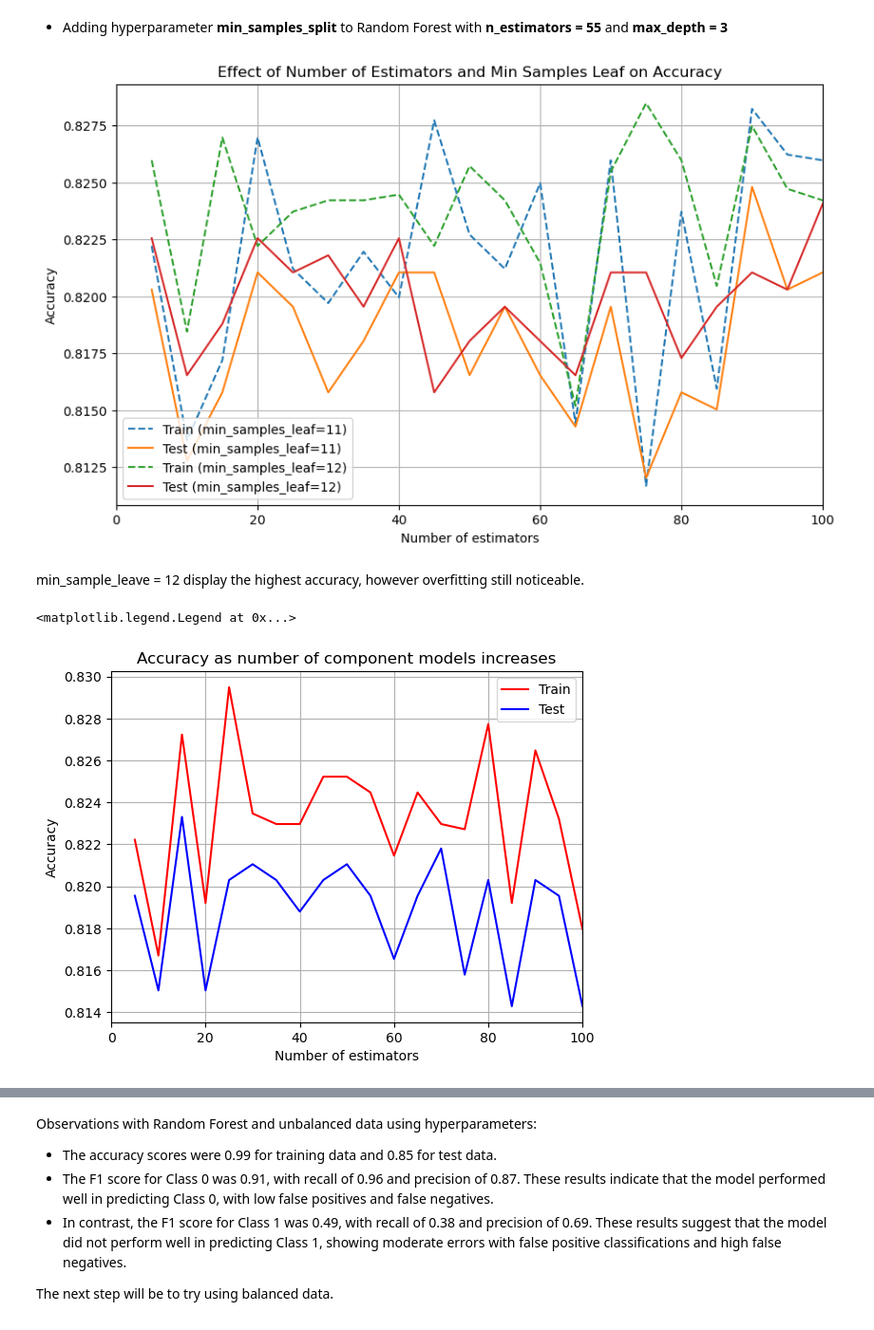
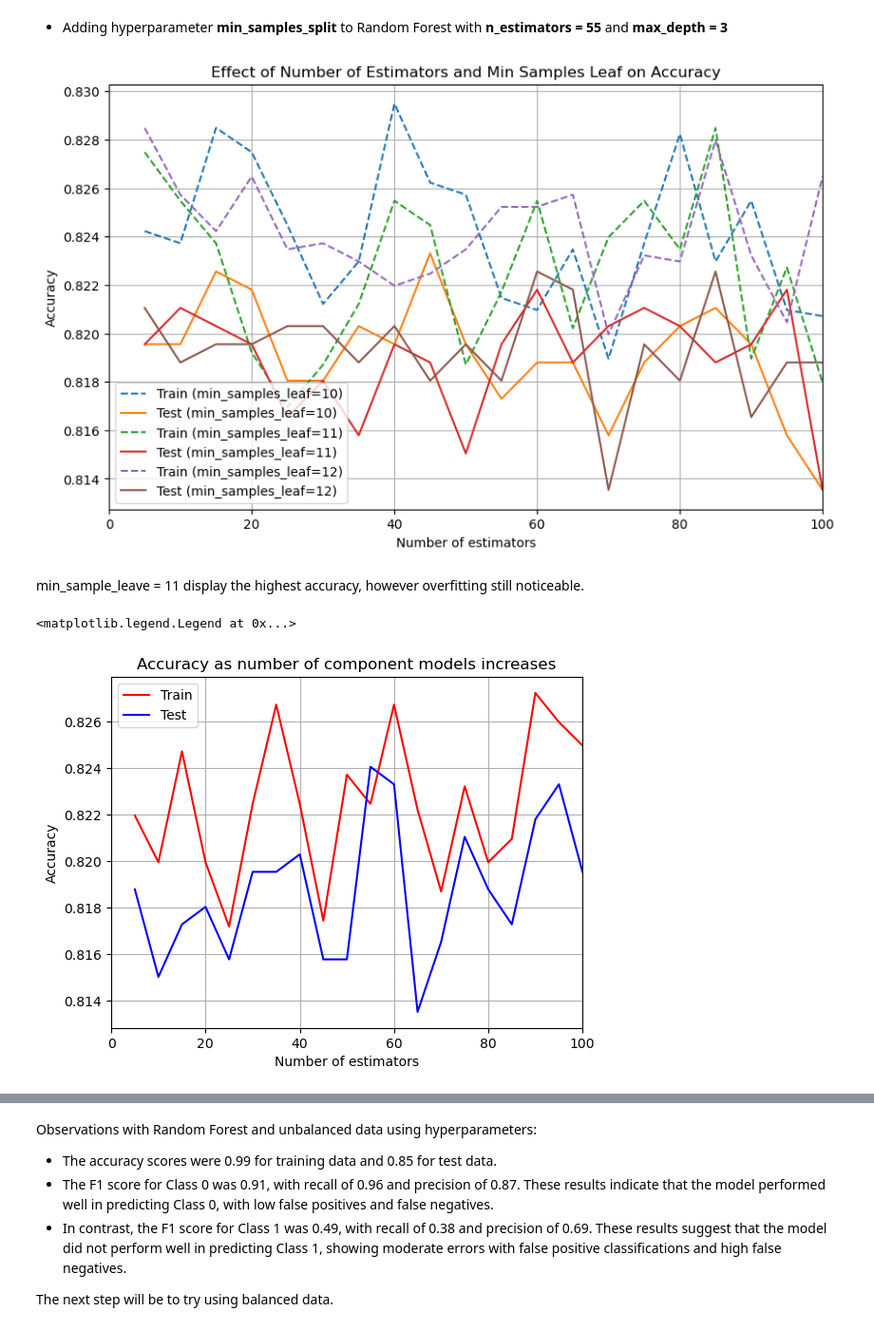
Before and after one commit to danielamartinezli/wine_classification, a Jupyter notebook: notebook/wine_quality.ipynb, the cells around one changed output, grey strips where cells are left out. Shown at 95% size. Cells and saved outputs as stored; diff of their text form; code cells hidden in the pictures.

```diff
--- a/notebook/wine_quality.ipynb
+++ b/notebook/wine_quality.ipynb
@@ -1157,15 +1135,15 @@ Class distribution after SMOTE:
 # %%
 # Define the pipeline with a list of (name, transformer) tuples
 pipelines = [
-    ('MinMax + Logistic Regression + Downsampling', Pipeline([
+    ('MinMax + Logistic Regression', Pipeline([
         ('scaler', MinMaxScaler()),
         ('classifier', LogisticRegression())
     ])),
-    ('Standard + Logistic Regression + Downsampling', Pipeline([
+    ('Standard + Logistic Regression', Pipeline([
         ('scaler', StandardScaler()),
         ('classifier', LogisticRegression())
     ])),
-    ('Robust + Logistic Regression + Downsampling', Pipeline([
+    ('Robust + Logistic Regression', Pipeline([
         ('scaler', RobustScaler()),
         ('classifier', LogisticRegression())
     ]))
@@ -1173,16 +1151,16 @@ pipelines = [
 
 # Define parameter grids for grid search
 param_grids = {
-    'MinMax + Logistic Regression + Downsampling': {
+    'MinMax + Logistic Regression': {
         'scaler__feature_range': [(0, 1)],  # MinMaxScaler feature range
         'classifier__C': [1.0, 10.0,100]  # LogisticRegression regularization parameter (C)
     },
-    'Standard + Logistic Regression + Downsampling': {
+    'Standard + Logistic Regression': {
         'scaler__with_mean': [True, False],  # StandardScaler centering
         'scaler__with_std': [True, False],   # StandardScaler scaling
         'classifier__C': [0.1, 1.0, 10.0]    # LogisticRegression regularization parameter (C)
     },
-    'Robust + Logistic Regression + Downsampling': {
+    'Robust + Logistic Regression': {
         'scaler__quantile_range': [(25.0, 75.0)],  # RobustScaler quantile range
         'classifier__C': [0.1, 1.0, 10.0]           # LogisticRegression regularization parameter (C)
     }
@@ -1225,15 +1203,15 @@ weighted avg       0.83      0.71      0.74      1330
 # %%
 # Define the pipeline with a list of (name, transformer) tuples
 pipelines = [
-    ('MinMax + Logistic Regression + Upsampling', Pipeline([
+    ('MinMax + Logistic Regression', Pipeline([
         ('scaler', MinMaxScaler()),
         ('classifier', LogisticRegression())
     ])),
-    ('Standard + Logistic Regression + Upsampling', Pipeline([
+    ('Standard + Logistic Regression', Pipeline([
         ('scaler', StandardScaler()),
         ('classifier', LogisticRegression())
     ])),
-    ('Robust + Logistic Regression + Upsampling', Pipeline([
+    ('Robust + Logistic Regression', Pipeline([
         ('scaler', RobustScaler()),
         ('classifier', LogisticRegression())
     ]))
@@ -1241,16 +1219,16 @@ pipelines = [
 
 # Define parameter grids for grid search
 param_grids = {
-    'MinMax + Logistic Regression + Upsampling': {
+    'MinMax + Logistic Regression': {
         'scaler__feature_range': [(0, 1)],  # MinMaxScaler feature range
         'classifier__C': [1.0, 10.0,100]  # LogisticRegression regularization parameter (C)
     },
-    'Standard + Logistic Regression + Upsampling': {
+    'Standard + Logistic Regression': {
         'scaler__with_mean': [True, False],  # StandardScaler centering
         'scaler__with_std': [True, False],   # StandardScaler scaling
         'classifier__C': [0.1, 1.0, 10.0]    # LogisticRegression regularization parameter (C)
     },
-    'Robust + Logistic Regression + Upsampling': {
+    'Robust + Logistic Regression': {
         'scaler__quantile_range': [(25.0, 75.0)],  # RobustScaler quantile range
         'classifier__C': [0.1, 1.0, 10.0]           # LogisticRegression regularization parameter (C)
     }
@@ -2167,17 +2144,0 @@ plt.legend()
-# %%
-# Instantiate lists to save scores in
-train_f1_scores = []
-test_f1_scores = []
-n_range = range(5, 101, 5)
-
-for n in n_range:
-    RF_model = RandomForestClassifier(n_estimators = 55, max_depth = 3, min_samples_leaf=11)
-    RF_model.fit(X_train, y_train)
-
-    # Calculate F1 score for training set
-    train_f1 = f1_score(y_train, RF_model.predict(X_train))
-    train_f1_scores.append(train_f1)
-
-    # Calculate F1 score for testing set
-    test_f1 = f1_score(y_test, RF_model.predict(X_test))
-    test_f1_scores.append(test_f1)
@@ -2241,7 +2190,7 @@ test_scores_n55_d3_min = []
 
 # Define parameter ranges
 n_range = range(5, 101, 5)
-min_samples_leaf_values = [11,12]  # Define different values for min_samples_leaf
+min_samples_leaf_values = [10,11,12]  # Define different values for min_samples_leaf
 
 # Loop over different values of n_estimators and min_samples_leaf
 for min_samples_leaf in min_samples_leaf_values:
@@ -2282,33 +2231,33 @@ plt.title("Effect of Number of Estimators and Min Samples Leaf on Accuracy")
 plt.legend()
 plt.show()
 # %% [output]
-[figure, old version]
+[figure, new version]
 # %% [markdown]
-min_sample_leave = 12 display the highest accuracy, however overfitting still noticeable.
+min_sample_leave = 11 display the highest accuracy, however overfitting still noticeable.
 # %%
 # Fitting Random Forest with **n_estimators = 5** and **max_depth = 1**
 train_scores_n55_d3_min = []
 test_scores_n55_d3_min = []
 n_range = range(5, 101, 5)
 for n in n_range:
-    RF_model = RandomForestClassifier(n_estimators = 55, max_depth = 3, min_samples_leaf=12)
+    RF_model = RandomForestClassifier(n_estimators = 55, max_depth = 3, min_samples_leaf=11)
     RF_model.fit(X_train, y_train)
     train_scores_n55_d3_min.append(RF_model.score(X_train, y_train))
     test_scores_n55_d3_min.append(RF_model.score(X_test, y_test))
 
 
 # print
 plt.plot(n_range, train_scores_n55_d3_min, label='Train', color='red')  # Change color for train line
 plt.plot(n_range, test_scores_n55_d3_min, label='Test', color='blue')
 plt.xlabel("Number of estimators")
 plt.ylabel("Accuracy")
 plt.grid(True)
 plt.xlim(0, max(n_range))  # Adjust the x-axis limits
 plt.title("Accuracy as number of component models increases")
 plt.legend()
 # %% [output]
 <matplotlib.legend.Legend at 0x...>
-[figure, old version]
+[figure, new version]
 # %%
 # printing accuracy
 print(f"Performance on fitted data:\n"
```
Also changed, not shown: parts of 115 cells of this notebook.
